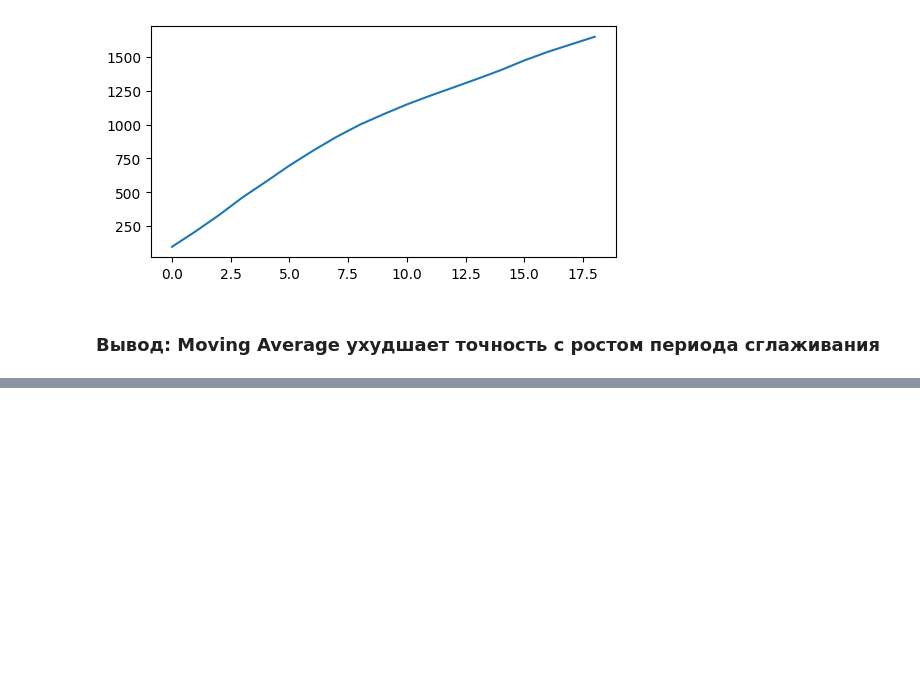
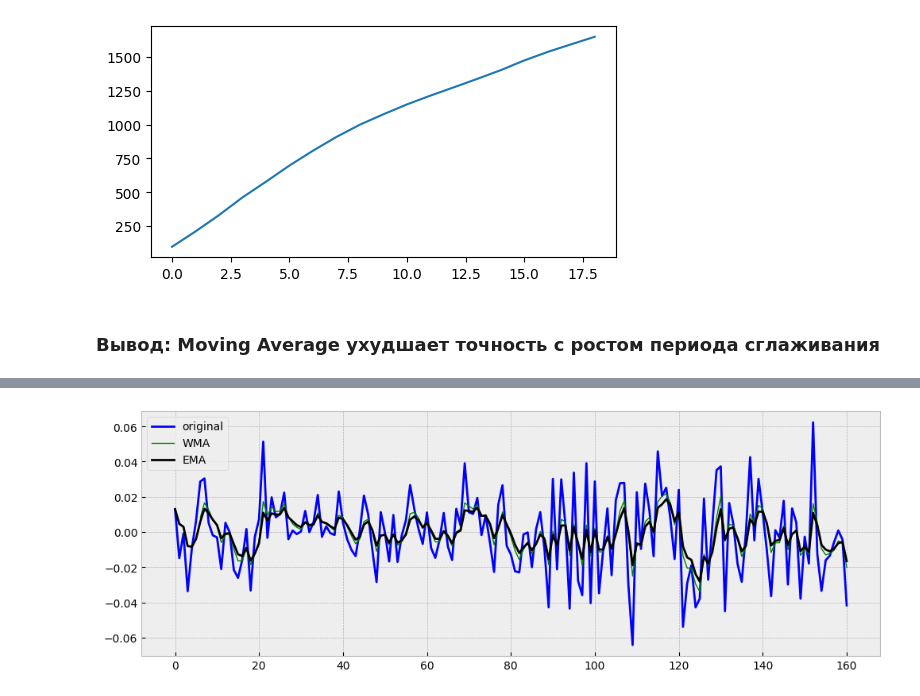
Before and after one commit to Super1305/Claissic-Machine-Learning, a Jupyter notebook: IG_smoothing_time_series.ipynb, the cells around one changed output, grey strips where cells are left out. Saved outputs shown, nothing was run; the diff lists cells and outputs as text; code cells hidden in the pictures; blank space fills up the shorter version.

```diff
--- a/IG_smoothing_time_series.ipynb
+++ b/IG_smoothing_time_series.ipynb
@@ -125,0 +132,11 @@ with plt.style.context('bmh'):
+# %%
+ema = exponential_moving_average(stationary_series, 0.3)
+wma = weighted_moving_average(stationary_series, 7, [1,1,2,3,5,8,13])
+with plt.style.context('bmh'):
+    plt.figure(figsize=(12, 4))
+    plt.plot(stationary_series, color='blue',label='original')
+    plt.plot(wma, color='green', linewidth='1', label='WMA')
+    plt.plot(ema, color='black', linewidth='2', label='EMA')
+    plt.legend()
+# %% [output]
+[figure, added]
```
Also changed, not shown: parts of 11 cells of this notebook.
